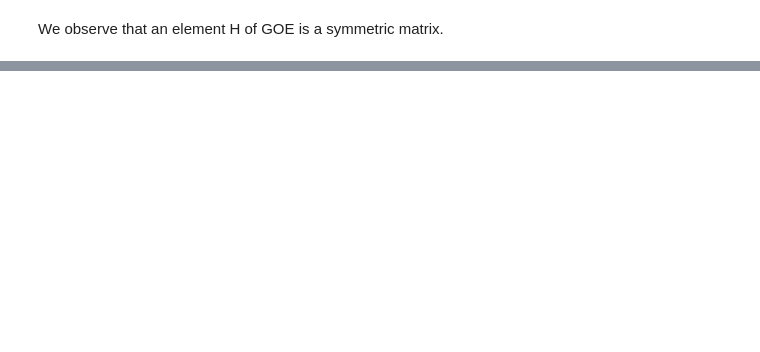
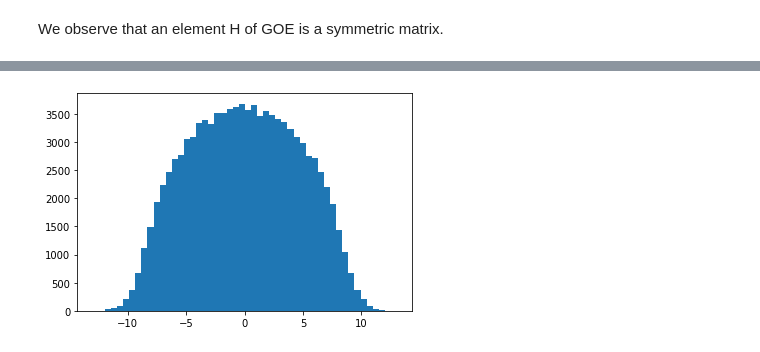
Before and after one commit to dabarbosa10/SimAndNaturalProcesses, a Jupyter notebook: Sna/RM.ipynb, the cells around one changed output, grey strips where cells are left out. Drawn from its saved outputs; the diff is of its cells as text; code cells hidden in the pictures; blank space fills up the shorter version.

```diff
--- a/Sna/RM.ipynb
+++ b/Sna/RM.ipynb
@@ -81,3 +81,8 @@ plt.show()
+# %%
+plt.hist(ens3,bins=50)
+plt.show()
+# %% [output]
+[figure, added]
 # %%
 np.linalg.eigvals(H1)
 # %% [output]
```
Also changed, not shown: parts of 20 cells of this notebook.
